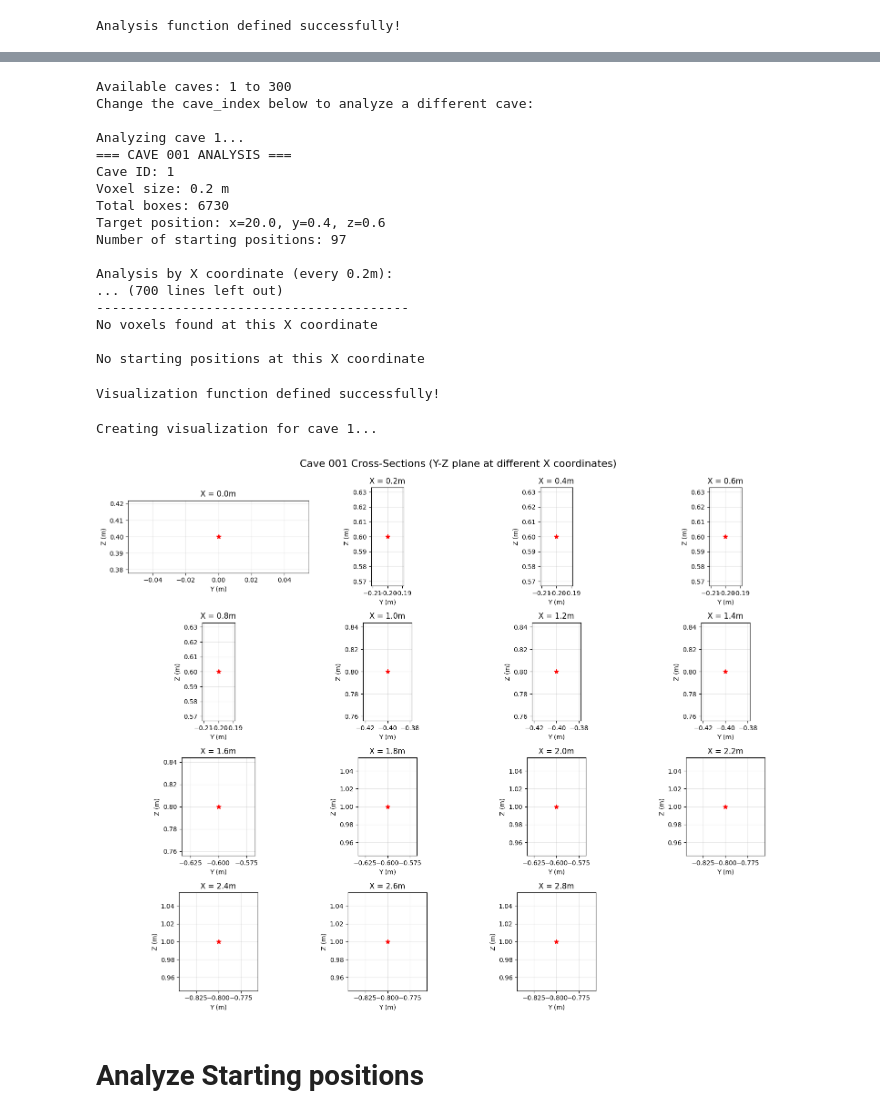
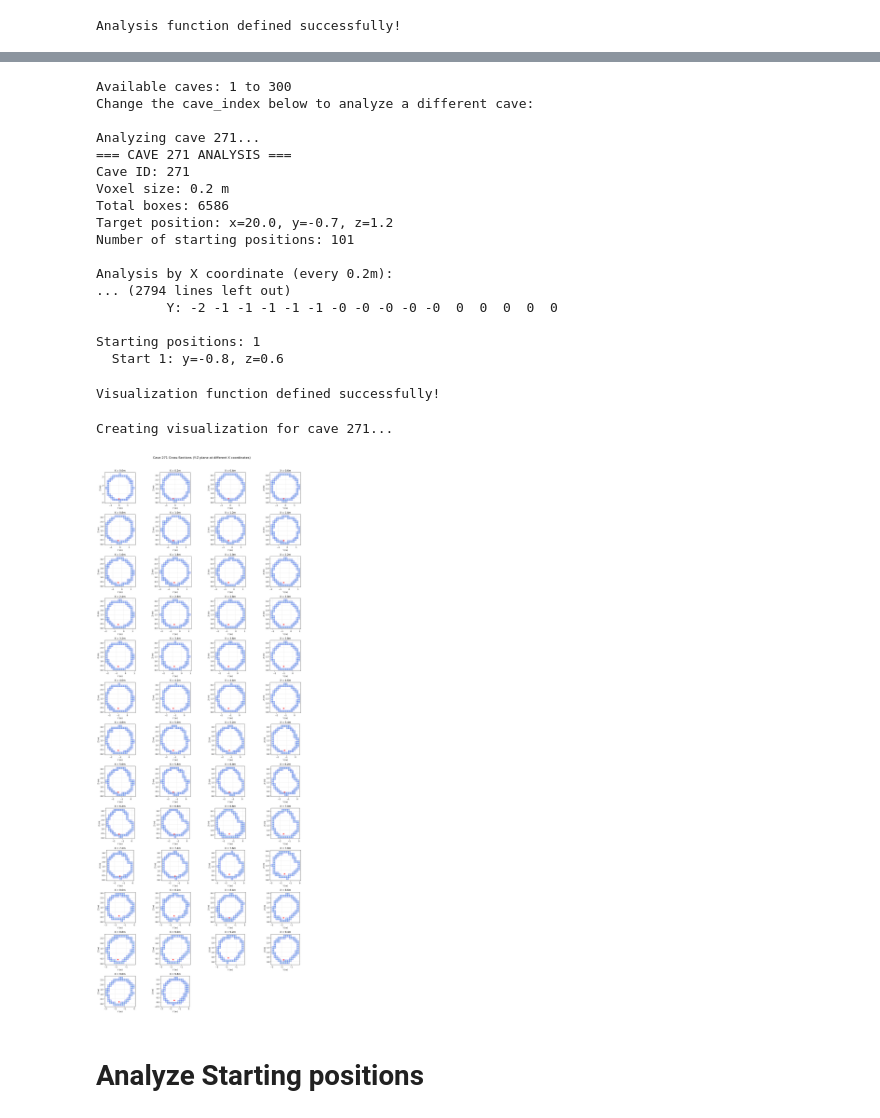
Before and after one commit to S-A-M-J/master_thesis, a Jupyter notebook: tasks/cave_exploration/environment/utils/analyze_cave.ipynb, the cells around one changed output, grey strips where cells are left out. Drawn from its saved outputs; the diff is of its cells as text; code cells hidden in the pictures.

```diff
--- a/tasks/cave_exploration/environment/utils/analyze_cave.ipynb
+++ b/tasks/cave_exploration/environment/utils/analyze_cave.ipynb
@@ -6,7 +6,7 @@ import matplotlib.pyplot as plt
 from pathlib import Path
 
 # Define the path to the new caves directory
-CAVES_DIR = "/home/ga53voq/master_thesis/tasks/cave_exploration/environment/new_caves"
+CAVES_DIR = "/home/ga53voq/master_thesis/tasks/cave_exploration/environment/caves"
 
 def load_cave_config(cave_index):
     """
@@ -163,7 +163,7 @@ print("Change the cave_index below to analyze a different cave:")
 print()
 
 # You can change this index to analyze any cave from 1 to 300
-CAVE_INDEX_TO_ANALYZE = 1
+CAVE_INDEX_TO_ANALYZE = 271
 
 print(f"Analyzing cave {CAVE_INDEX_TO_ANALYZE}...")
 config = analyze_cave_starting_positions(CAVE_INDEX_TO_ANALYZE)
@@ -171,20 +171,20 @@ config = analyze_cave_starting_positions(CAVE_INDEX_TO_ANALYZE)
 Available caves: 1 to 300
 Change the cave_index below to analyze a different cave:
 
-Analyzing cave 1...
-=== CAVE 001 ANALYSIS ===
-Cave ID: 1
+Analyzing cave 271...
+=== CAVE 271 ANALYSIS ===
+Cave ID: 271
 Voxel size: 0.2 m
-Total boxes: 6730
-Target position: x=20.0, y=0.4, z=0.6
-Number of starting positions: 97
+Total boxes: 6586
+Target position: x=20.0, y=-0.7, z=1.2
+Number of starting positions: 101
 
 Analysis by X coordinate (every 0.2m):
-... (700 lines left out)
-----------------------------------------
-No voxels found at this X coordinate
+... (2794 lines left out)
+         Y: -2 -1 -1 -1 -1 -1 -0 -0 -0 -0 -0  0  0  0  0  0
 
-No starting positions at this X coordinate
+Starting positions: 1
+  Start 1: y=-0.8, z=0.6
 # %%
 def visualize_cave_cross_sections(cave_index, x_step_size=0.2, max_plots=10):
     """
@@ -272,9 +272,9 @@ Visualization function defined successfully!
 # %%
 # Visualize the cross-sections for the selected cave
 print(f"Creating visualization for cave {CAVE_INDEX_TO_ANALYZE}...")
-visualize_cave_cross_sections(CAVE_INDEX_TO_ANALYZE, x_step_size=0.2, max_plots=15)
+visualize_cave_cross_sections(CAVE_INDEX_TO_ANALYZE, x_step_size=0.2, max_plots=50)
 # %% [output]
-Creating visualization for cave 1...
+Creating visualization for cave 271...
-[figure, old version]
+[figure, new version]
 # %% [markdown]
 # Analyze Starting positions
```
Also changed, not shown: parts of 1 cell of this notebook, 8 other files.
